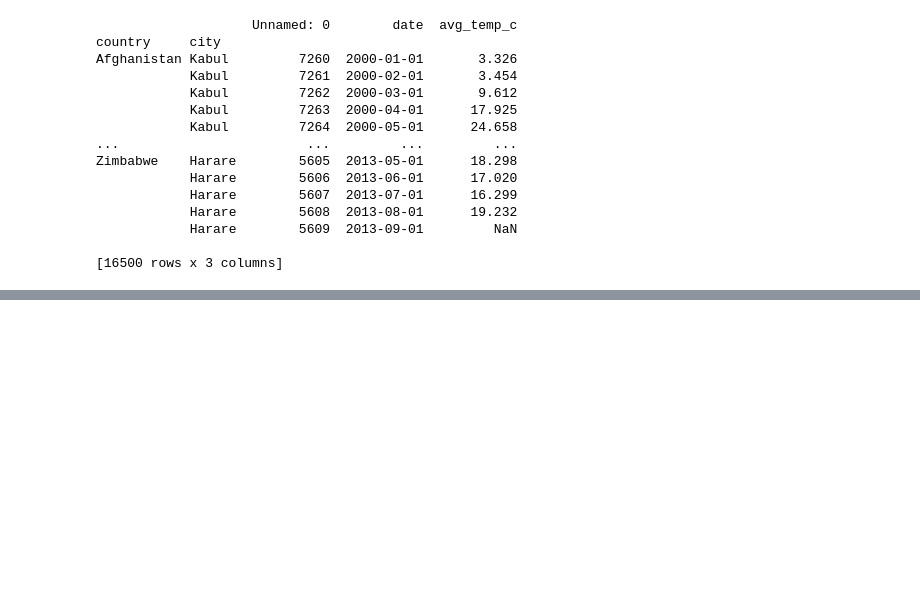
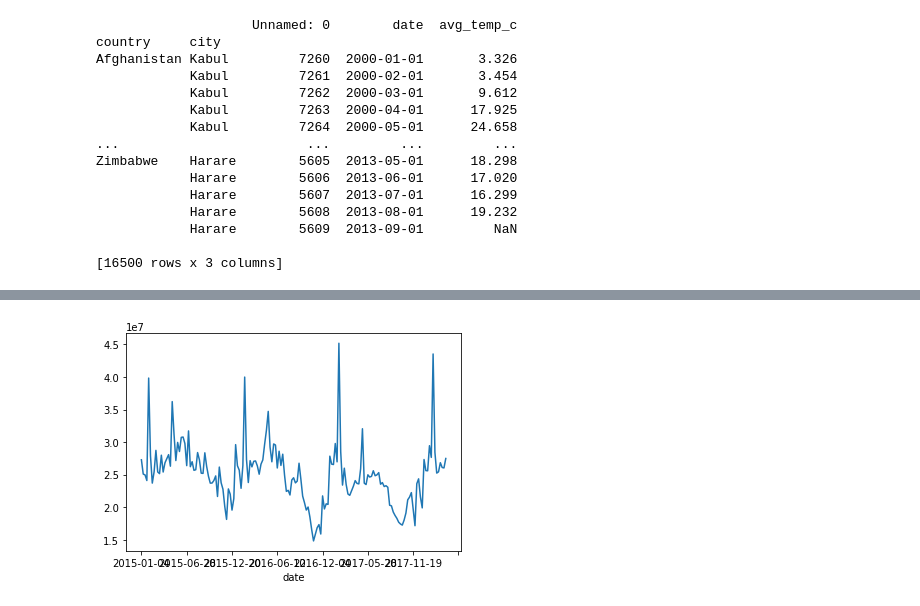
Before and after one commit to AndiOfTheLake/python-1, a Jupyter notebook: 03datamanipwpd.ipynb, the cells around one changed output, grey strips where cells are left out. Saved outputs shown, nothing was run; the diff lists cells and outputs as text; code cells hidden in the pictures; blank space fills up the shorter version.

```diff
--- a/03datamanipwpd.ipynb
+++ b/03datamanipwpd.ipynb
@@ -963,0 +1212,16 @@ Zimbabwe    Harare        5605  2013-05-01      18.298
+# %%
+# Changes in sales over time
+
+# Import matplotlib.pyplot with alias plt
+import matplotlib.pyplot as plt
+
+# Get the total number of avocados sold on each date
+nb_sold_by_date = avocados.groupby('date')['nb_sold'].sum()
+
+# Create a line plot of the number of avocados sold by date
+nb_sold_by_date.plot(x = 'date', y = 'nb_sold', kind = 'line')
+
+# Show the plot
+plt.show()
+# %% [output]
+[figure, added]
```
Also changed, not shown: parts of 33 cells of this notebook, 2 other files.
